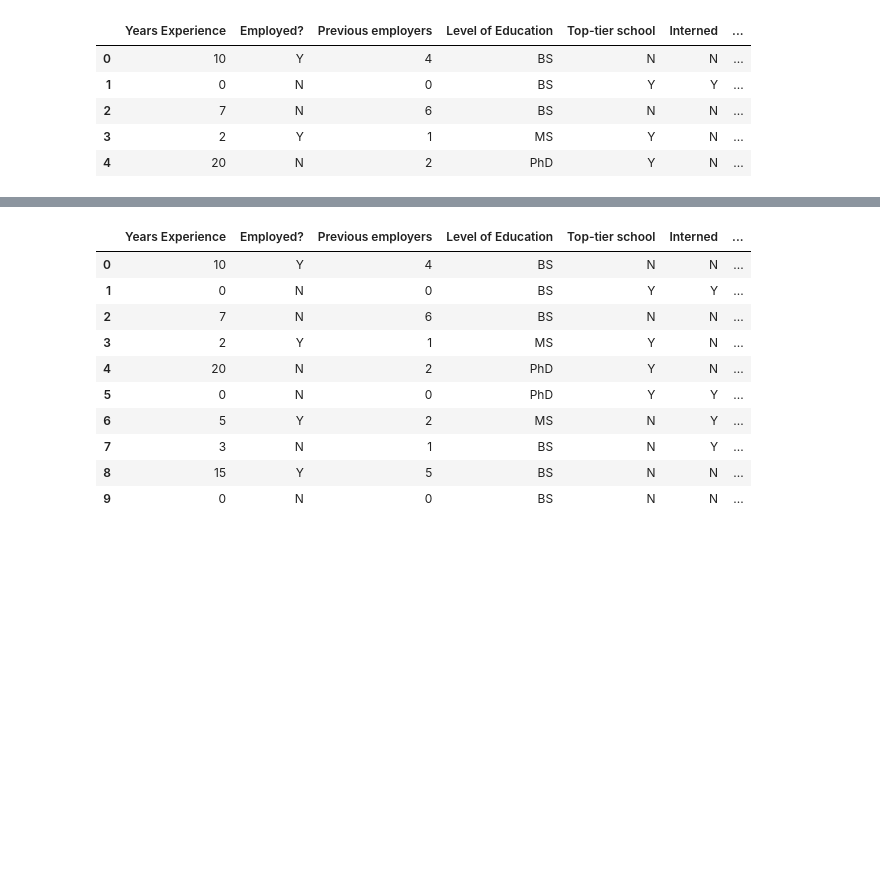
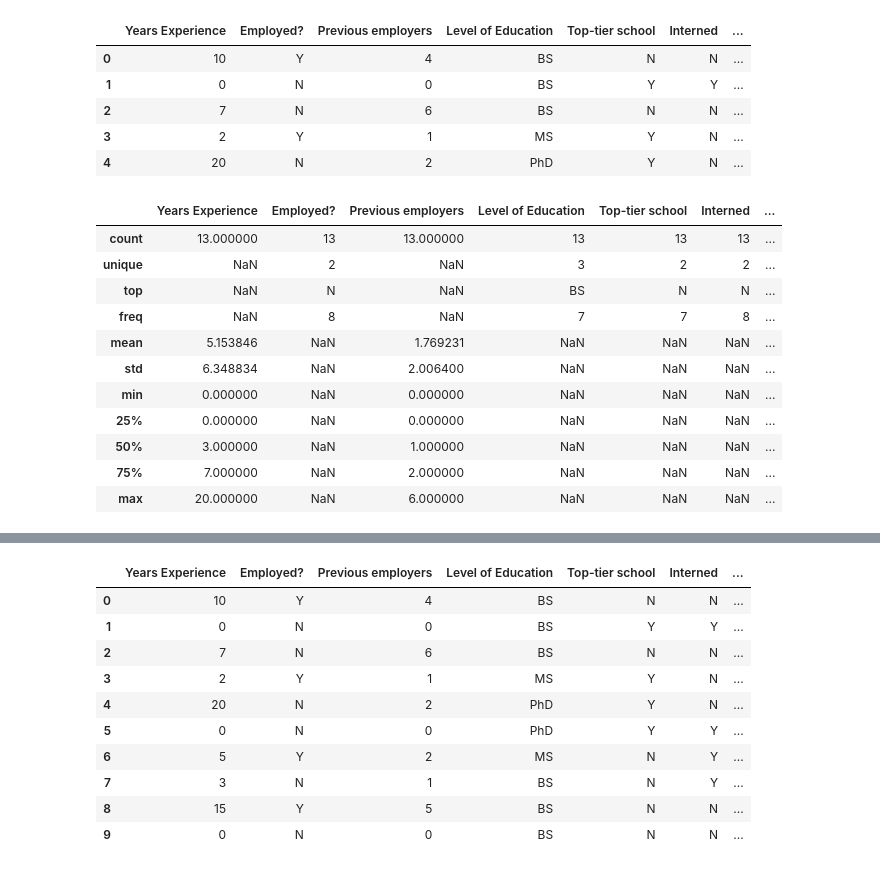
Before and after one commit to manidhar/MachineLearningLab, a Jupyter notebook: PythonBasics/Pandas Tutorial.ipynb, the cells around one changed output, grey strips where cells are left out. Drawn from its saved outputs; the diff is of its cells as text; code cells hidden in the pictures; blank space fills up the shorter version.

```diff
--- a/PythonBasics/Pandas Tutorial.ipynb
+++ b/PythonBasics/Pandas Tutorial.ipynb
@@ -10,3 +10,18 @@ df.head()
 | 2 | 7 | N | 6 | BS | N | N | ... |
 | 3 | 2 | Y | 1 | MS | Y | N | ... |
 | 4 | 20 | N | 2 | PhD | Y | N | ... |
+# %%
+df.describe(include='all')
+# %% [output]
+|  | Years Experience | Employed? | Previous employers | Level of Education | Top-tier school | Interned | ... |
+| count | 13.000000 | 13 | 13.000000 | 13 | 13 | 13 | ... |
+| unique | NaN | 2 | NaN | 3 | 2 | 2 | ... |
+| top | NaN | N | NaN | BS | N | N | ... |
+| freq | NaN | 8 | NaN | 7 | 7 | 8 | ... |
+| mean | 5.153846 | NaN | 1.769231 | NaN | NaN | NaN | ... |
+| std | 6.348834 | NaN | 2.006400 | NaN | NaN | NaN | ... |
+| min | 0.000000 | NaN | 0.000000 | NaN | NaN | NaN | ... |
+| 25% | 0.000000 | NaN | 0.000000 | NaN | NaN | NaN | ... |
+| 50% | 3.000000 | NaN | 1.000000 | NaN | NaN | NaN | ... |
+| 75% | 7.000000 | NaN | 2.000000 | NaN | NaN | NaN | ... |
+| max | 20.000000 | NaN | 6.000000 | NaN | NaN | NaN | ... |
```
Also changed, not shown: parts of 1 cell of this notebook, 31 other files.
